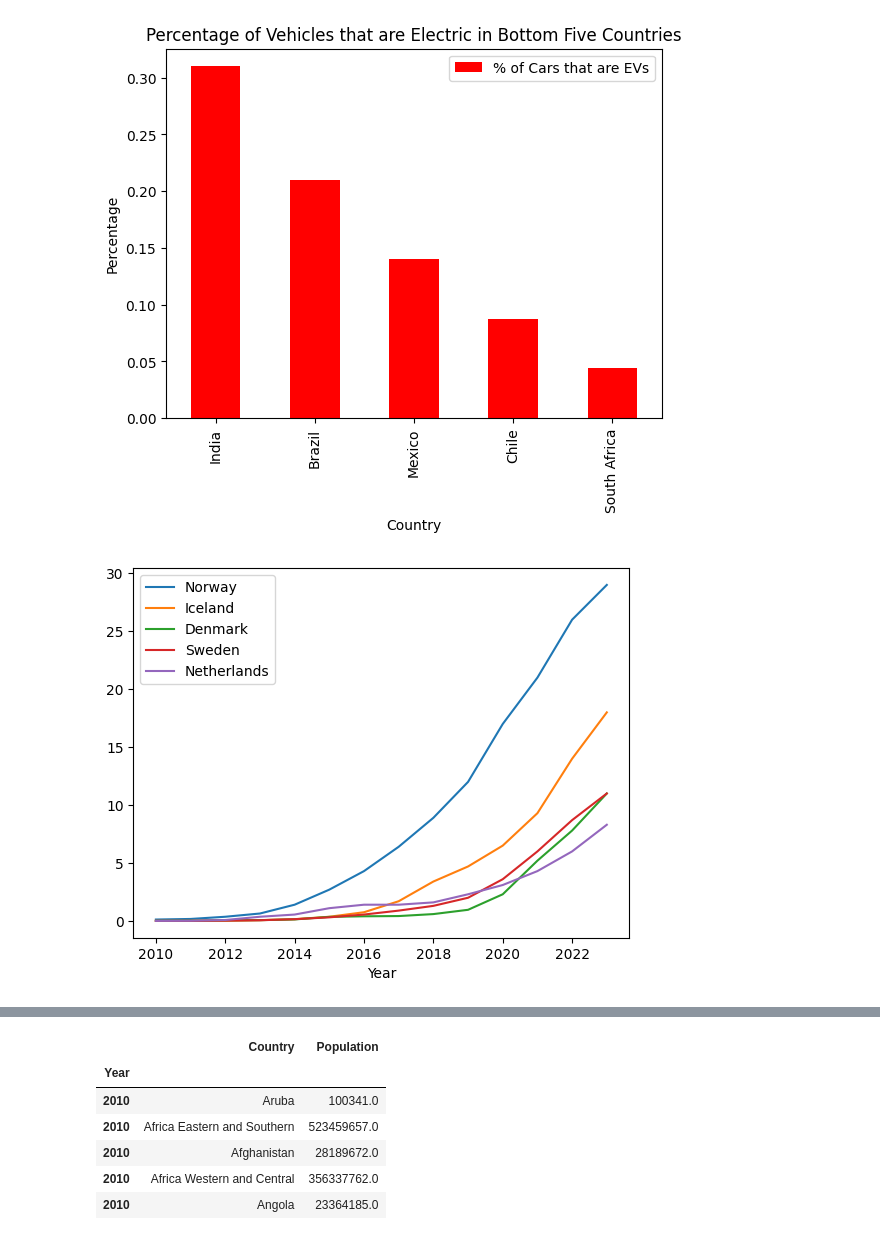
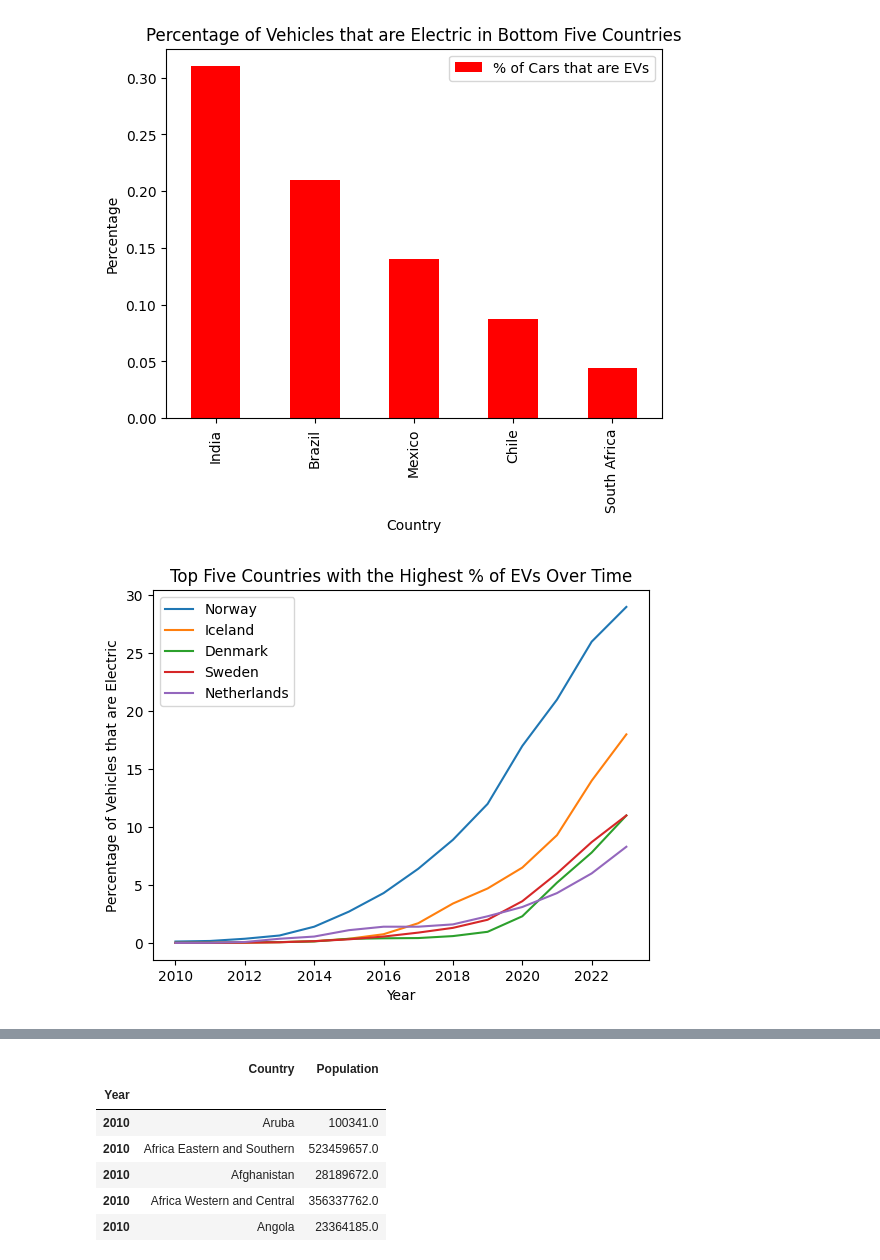
Before and after one commit to Marwenboughanmi/EVS-project-1, a Jupyter notebook: percent_EVs_vs_Oil_Cunsumption.ipynb, the cells around one changed output, grey strips where cells are left out. Drawn from its saved outputs; the diff is of its cells as text; code cells hidden in the pictures.

Commit message:
Changed the one of the graph titles/axis labels

```diff
--- a/percent_EVs_vs_Oil_Cunsumption.ipynb
+++ b/percent_EVs_vs_Oil_Cunsumption.ipynb
@@ -152,17 +152,20 @@ plt.show()
 # %%
 # Plotting the top 5 countries with the highest percentage of EV's
 fig, ax = plt.subplots()
 
 ev_df.loc[ev_df['Country']=='Norway']['% of Cars that are EVs'].plot(ax=ax, label="Norway")
 ev_df.loc[ev_df['Country']=='Iceland']['% of Cars that are EVs'].plot(ax=ax, label='Iceland')
 ev_df.loc[ev_df['Country']=='Denmark']['% of Cars that are EVs'].plot(ax=ax, label='Denmark')
 ev_df.loc[ev_df['Country']=='Sweden']['% of Cars that are EVs'].plot(ax=ax, label='Sweden')
 ev_df.loc[ev_df['Country']=='Netherlands']['% of Cars that are EVs'].plot(ax=ax, label='Netherlands')
 
 plt.legend(loc='best')
+plt.ylabel('Percentage of Vehicles that are Electric')
+plt.xlabel('Year')
+plt.title('Top Five Countries with the Highest % of EVs Over Time')
 plt.show()
 # %% [output]
-[figure, old version]
+[figure, new version]
 # %%
 # Loading the global population dataset from a CSV file
 pop_df = pd.read_csv("API_SP.POP.TOTL_DS2_en_csv_v2_31753 - API_SP.POP.TOTL_DS2_en_csv_v2_31753.csv")
```
